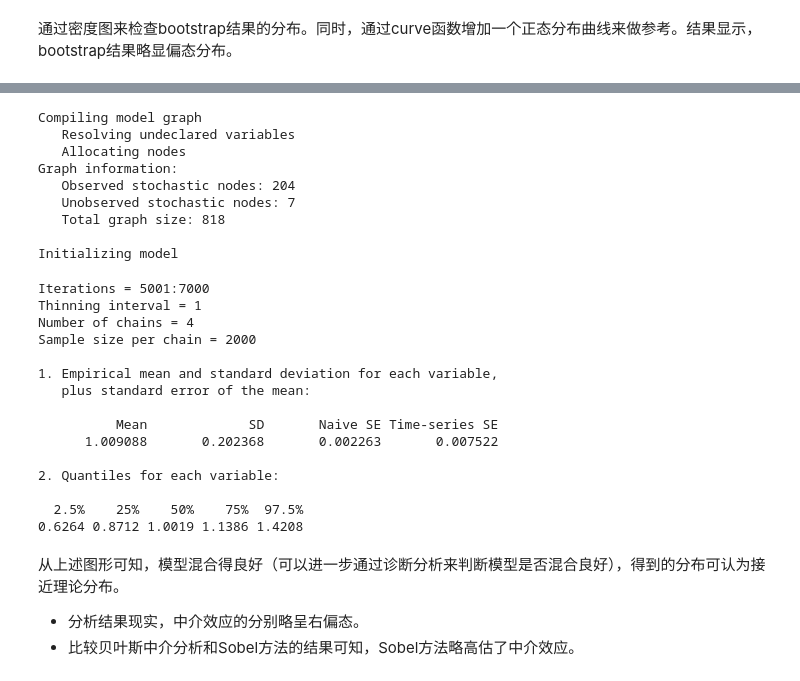
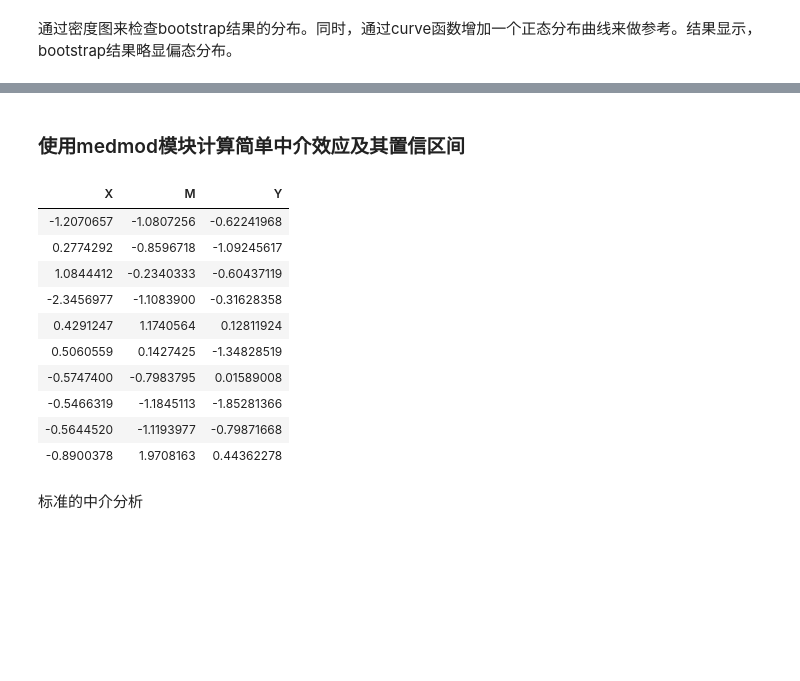
Before and after one commit to Ronggui/SOCI620004, a Jupyter notebook: mediation/Simple_mediation_analysis.ipynb, the cells around one changed output, grey strips where cells are left out. Cells and saved outputs as stored; diff of their text form; code cells hidden in the pictures; blank space fills up the shorter version.

```diff
--- a/mediation/Simple_mediation_analysis.ipynb
+++ b/mediation/Simple_mediation_analysis.ipynb
@@ -258,42 +215,26 @@ model {
-# %%
-DL <- list(N = nrow(Prestige),
-           y = Prestige$prestige,
-           x = Prestige$education,
-           m = Prestige$income
-          )
-
-library(rjags)
-jags <- jags.model(textConnection(mediation_model), data=DL,n.chains=4, n.adapt=100)
-update(jags, 5000)
-samps <- coda.samples(jags, c("theta"), 2000)
-summary(samps)
-# plot(samps)
-# %% [output]
-Compiling model graph
-   Resolving undeclared variables
-   Allocating nodes
-Graph information:
-   Observed stochastic nodes: 204
-   Unobserved stochastic nodes: 7
-   Total graph size: 818
-
-Initializing model
-Iterations = 5001:7000
-Thinning interval = 1
-Number of chains = 4
-Sample size per chain = 2000
-
-1. Empirical mean and standard deviation for each variable,
-   plus standard error of the mean:
-
-          Mean             SD       Naive SE Time-series SE
-      1.009088       0.202368       0.002263       0.007522
-
-2. Quantiles for each variable:
-
-  2.5%    25%    50%    75%  97.5%
-0.6264 0.8712 1.0019 1.1386 1.4208
-# %% [markdown]
-从上述图形可知，模型混合得良好（可以进一步通过诊断分析来判断模型是否混合良好），得到的分布可认为接近理论分布。
-* 分析结果现实，中介效应的分别略呈右偏态。
-* 比较贝叶斯中介分析和Sobel方法的结果可知，Sobel方法略高估了中介效应。
+# %% [markdown]
+### 使用medmod模块计算简单中介效应及其置信区间
+# %%
+library(medmod)
+
+set.seed(1234)
+X <- rnorm(10)
+M <- 0.5*X + rnorm(10)
+Y <- 0.7*M + rnorm(10)
+dat <- data.frame(X=X, M=M, Y=Y)
+
+dat
+# %% [output]
+| X | M | Y |
+| -1.2070657 | -1.0807256 | -0.62241968 |
+| 0.2774292 | -0.8596718 | -1.09245617 |
+| 1.0844412 | -0.2340333 | -0.60437119 |
+| -2.3456977 | -1.1083900 | -0.31628358 |
+| 0.4291247 | 1.1740564 | 0.12811924 |
+| 0.5060559 | 0.1427425 | -1.34828519 |
+| -0.5747400 | -0.7983795 | 0.01589008 |
+| -0.5466319 | -1.1845113 | -1.85281366 |
+| -0.5644520 | -1.1193977 | -0.79871668 |
+| -0.8900378 | 1.9708163 | 0.44362278 |
+# %% [markdown]
+标准的中介分析
```
Also changed, not shown: parts of 17 cells of this notebook, 1 other file.
